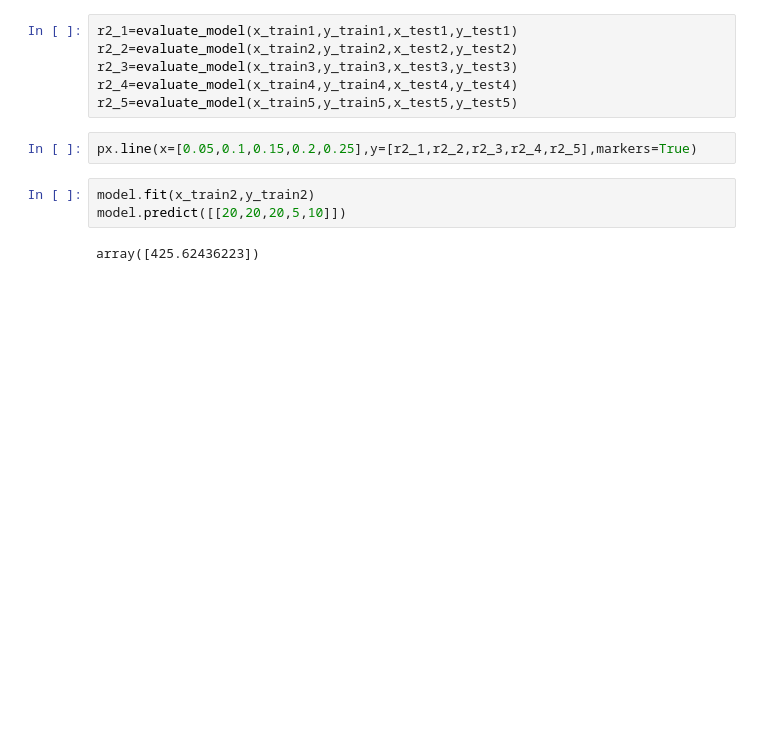
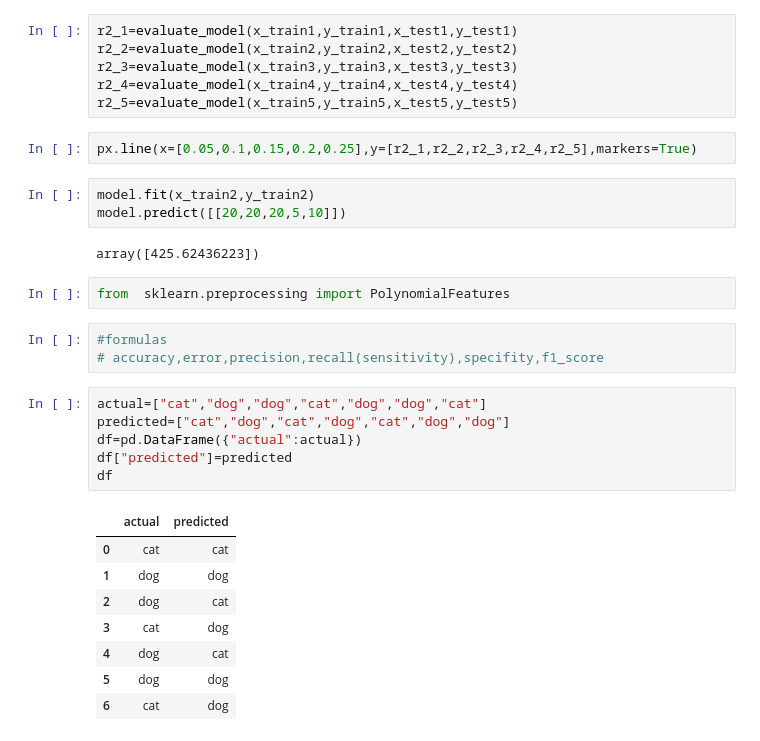
Before and after one commit to BhavyaDoriya/Python-2, a Jupyter notebook: T2/ML.ipynb, the cells around one changed output. Drawn from its saved outputs; the diff is of its cells as text; blank space fills up the shorter version.

```diff
--- a/T2/ML.ipynb
+++ b/T2/ML.ipynb
@@ -250,3 +250,23 @@ model.fit(x_train2,y_train2)
 model.predict([[20,20,20,5,10]])
 # %% [output]
 array([425.62436223])
+# %%
+from  sklearn.preprocessing import PolynomialFeatures
+# %%
+#formulas
+# accuracy,error,precision,recall(sensitivity),specifity,f1_score
+# %%
+actual=["cat","dog","dog","cat","dog","dog","cat"]
+predicted=["cat","dog","cat","dog","cat","dog","dog"]
+df=pd.DataFrame({"actual":actual})
+df["predicted"]=predicted
+df
+# %% [output]
+|  | actual | predicted |
+| 0 | cat | cat |
+| 1 | dog | dog |
+| 2 | dog | cat |
+| 3 | cat | dog |
+| 4 | dog | cat |
+| 5 | dog | dog |
+| 6 | cat | dog |
```
Also changed, not shown: parts of 15 cells of this notebook, 1 other file.
